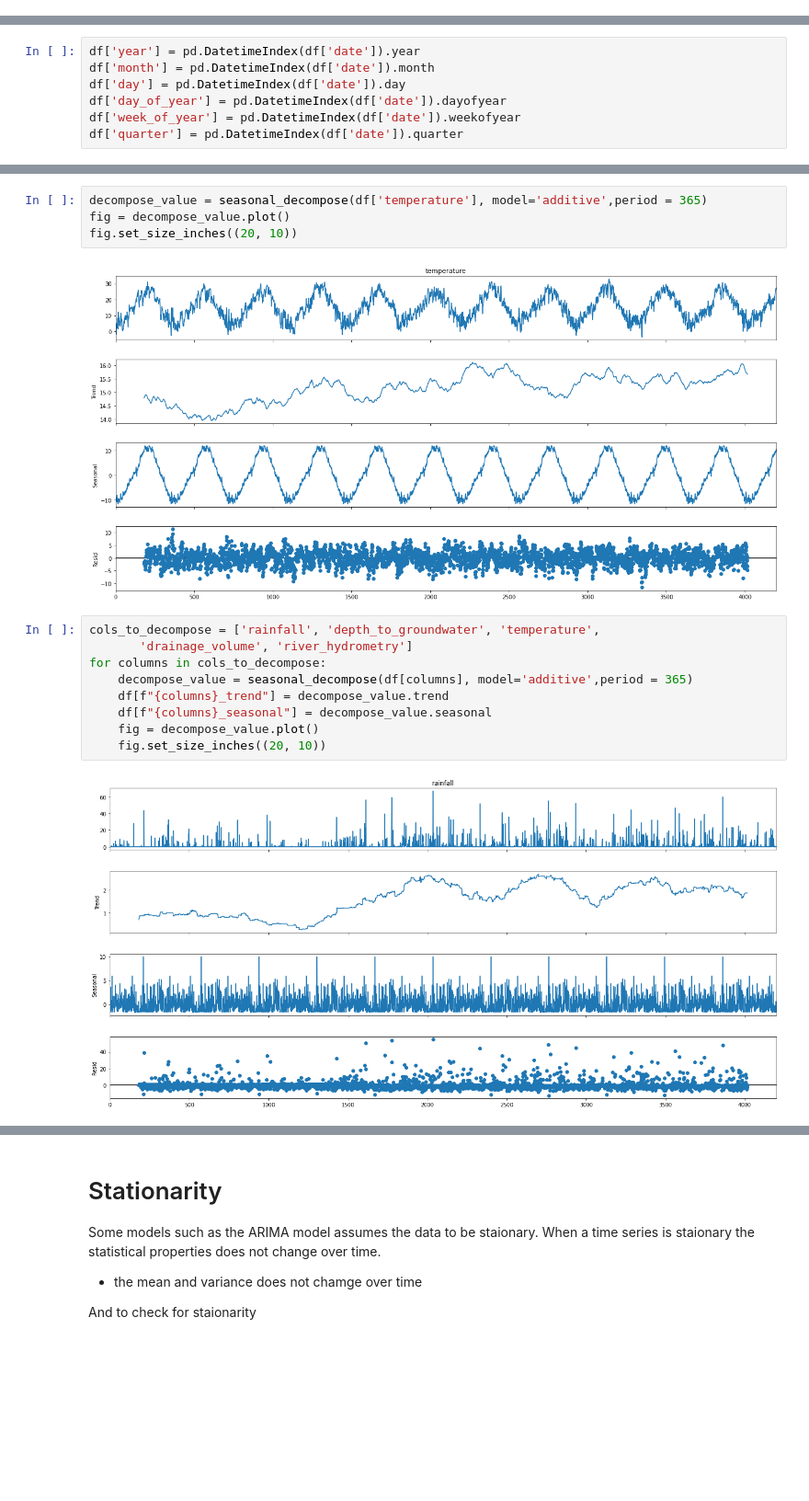
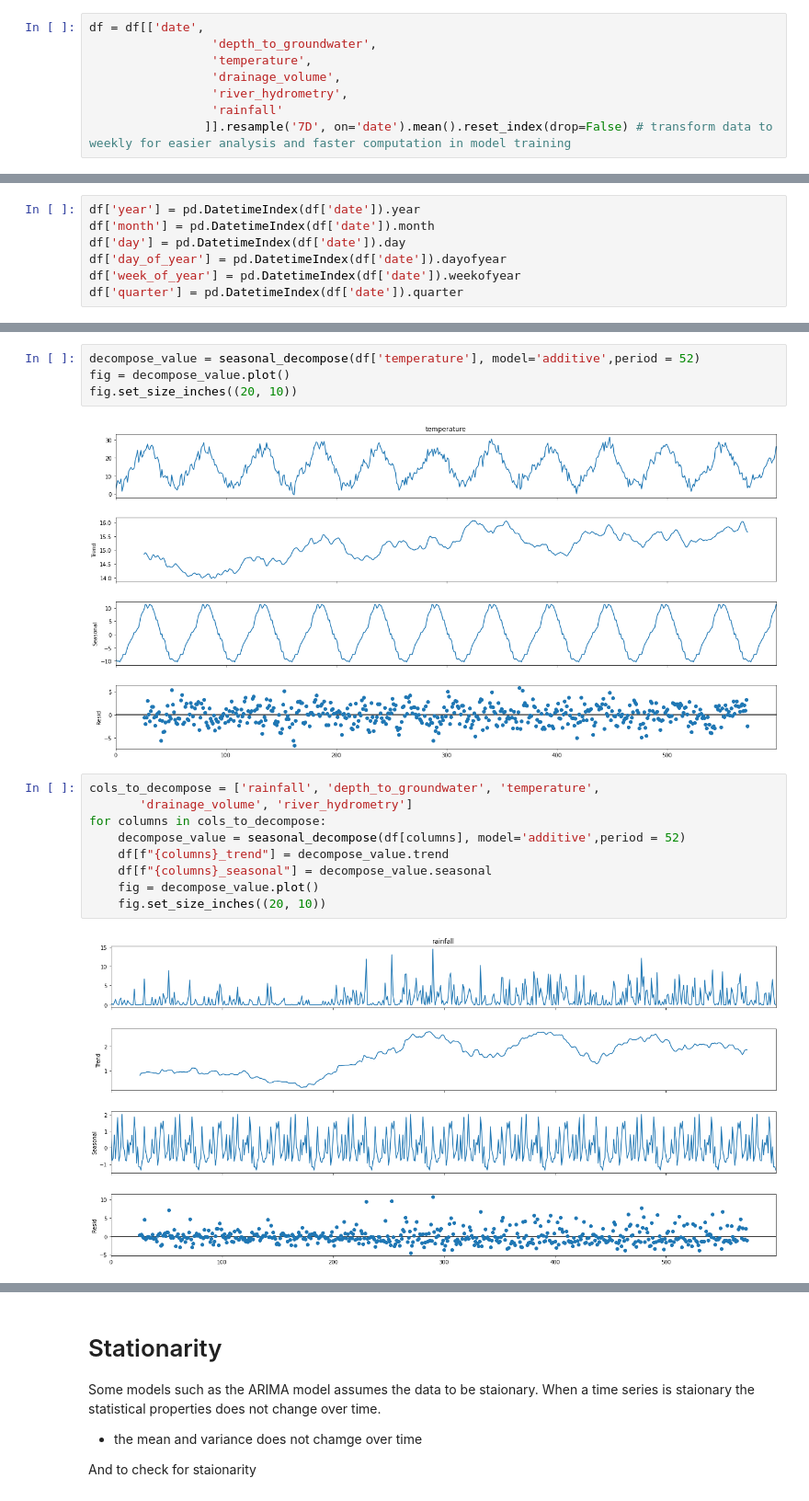
Before and after one commit to chris199713/time_series_analysis, a Jupyter notebook: time_series_analysis.ipynb, the cells around one changed output, grey strips where cells are left out. Shown at 92% size. Drawn from its saved outputs; the diff is of its cells as text; blank space fills up the shorter version.

Commit message:
LSTM data prep

```diff
--- a/time_series_analysis.ipynb
+++ b/time_series_analysis.ipynb
@@ -211,3 +211,11 @@ dtype: int64
+# %%
+df = df[['date',
+                 'depth_to_groundwater',
+                 'temperature',
+                 'drainage_volume',
+                 'river_hydrometry',
+                 'rainfall'
+                ]].resample('7D', on='date').mean().reset_index(drop=False) # transform data to weekly for easier analysis and faster computation in model training
 # %% [markdown]
 # Feature Engineering
 - Parsing date into different columns
@@ -296,17 +304,17 @@ sns.lineplot( x = df['date'], y = df['temperature'])
 # %%
-decompose_value = seasonal_decompose(df['temperature'], model='additive',period = 365)
+decompose_value = seasonal_decompose(df['temperature'], model='additive',period = 52)
 fig = decompose_value.plot()
 fig.set_size_inches((20, 10))
 # %% [output]
-[figure, old version]
+[figure, new version]
 # %%
 cols_to_decompose = ['rainfall', 'depth_to_groundwater', 'temperature',
        'drainage_volume', 'river_hydrometry']
 for columns in cols_to_decompose:
-    decompose_value = seasonal_decompose(df[columns], model='additive',period = 365)
+    decompose_value = seasonal_decompose(df[columns], model='additive',period = 52)
     df[f"{columns}_trend"] = decompose_value.trend
     df[f"{columns}_seasonal"] = decompose_value.seasonal
     fig = decompose_value.plot()
     fig.set_size_inches((20, 10))
 # %% [output]
-[figure, old version]
+[figure, new version]
```
Also changed, not shown: parts of 33 cells of this notebook.
